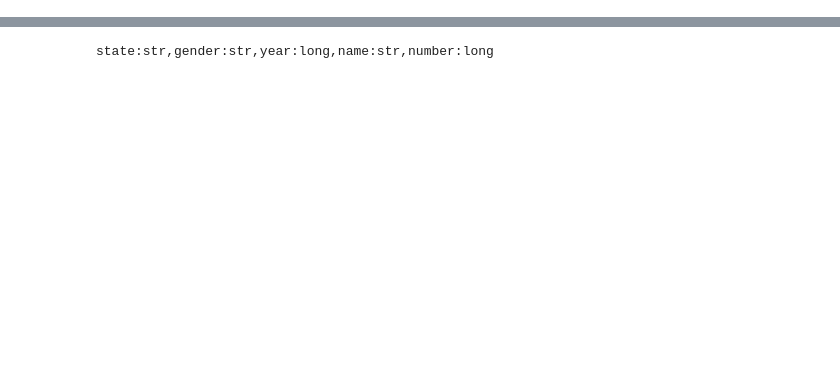
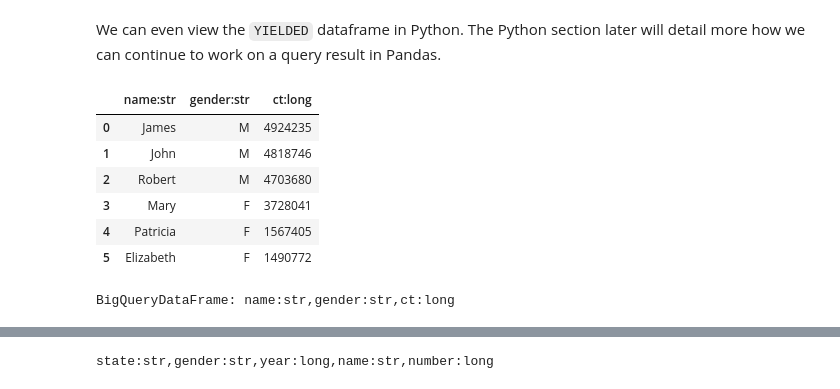
Before and after one commit to fugue-project/tutorials, a Jupyter notebook: tutorials/integrations/warehouses/bigquery.ipynb, the cells around one changed output, grey strips where cells are left out. Cells and saved outputs as stored; diff of their text form; code cells hidden in the pictures; blank space fills up the shorter version.

```diff
--- a/tutorials/integrations/warehouses/bigquery.ipynb
+++ b/tutorials/integrations/warehouses/bigquery.ipynb
@@ -49,0 +137,13 @@ This function get the schema of the table or the query without execution.
+# %% [markdown]
+We can even view the `YIELDED` dataframe in Python. The Python section later will detail more how we can continue to work on a query result in Pandas.
+# %%
+names
+# %% [output]
+|  | name:str | gender:str | ct:long |
+| 0 | James | M | 4924235 |
+| 1 | John | M | 4818746 |
+| 2 | Robert | M | 4703680 |
+| 3 | Mary | F | 3728041 |
+| 4 | Patricia | F | 1567405 |
+| 5 | Elizabeth | F | 1490772 |
+BigQueryDataFrame: name:str,gender:str,ct:long
```
Also changed, not shown: parts of 17 cells of this notebook.
